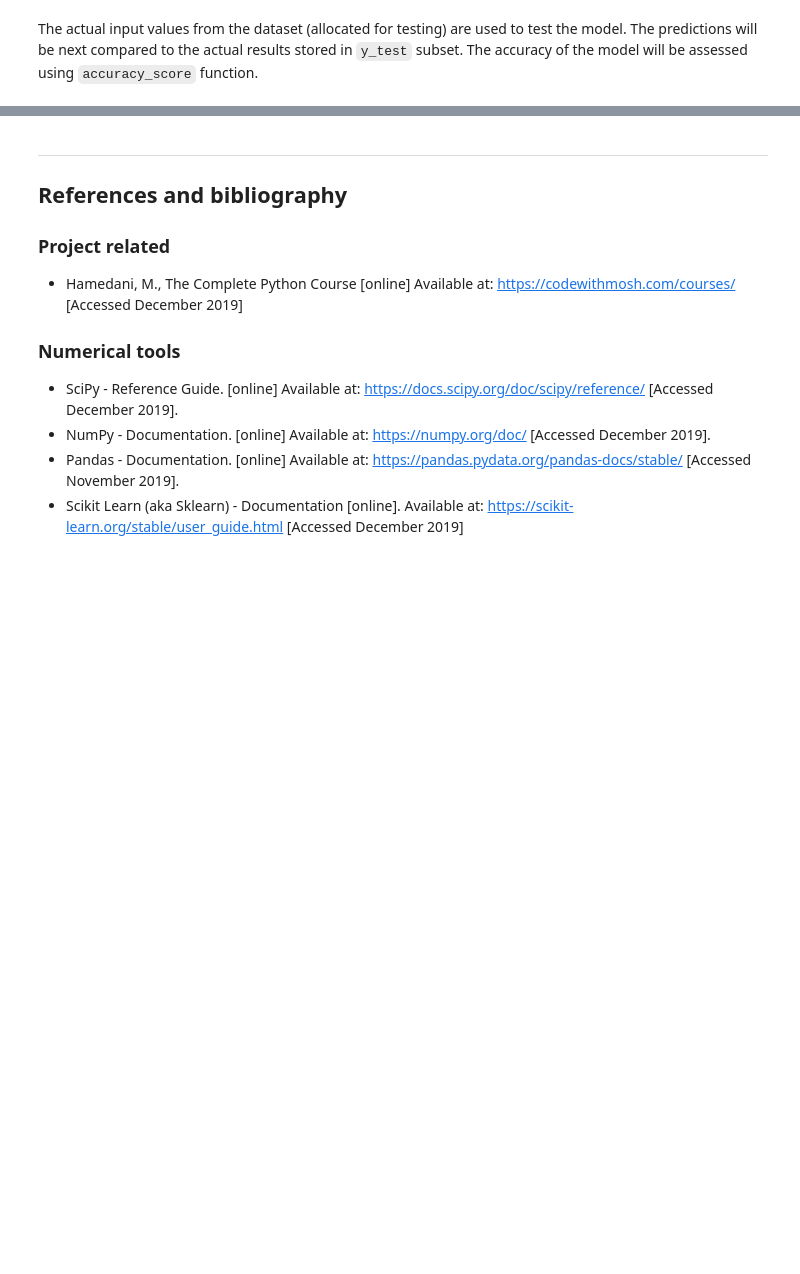
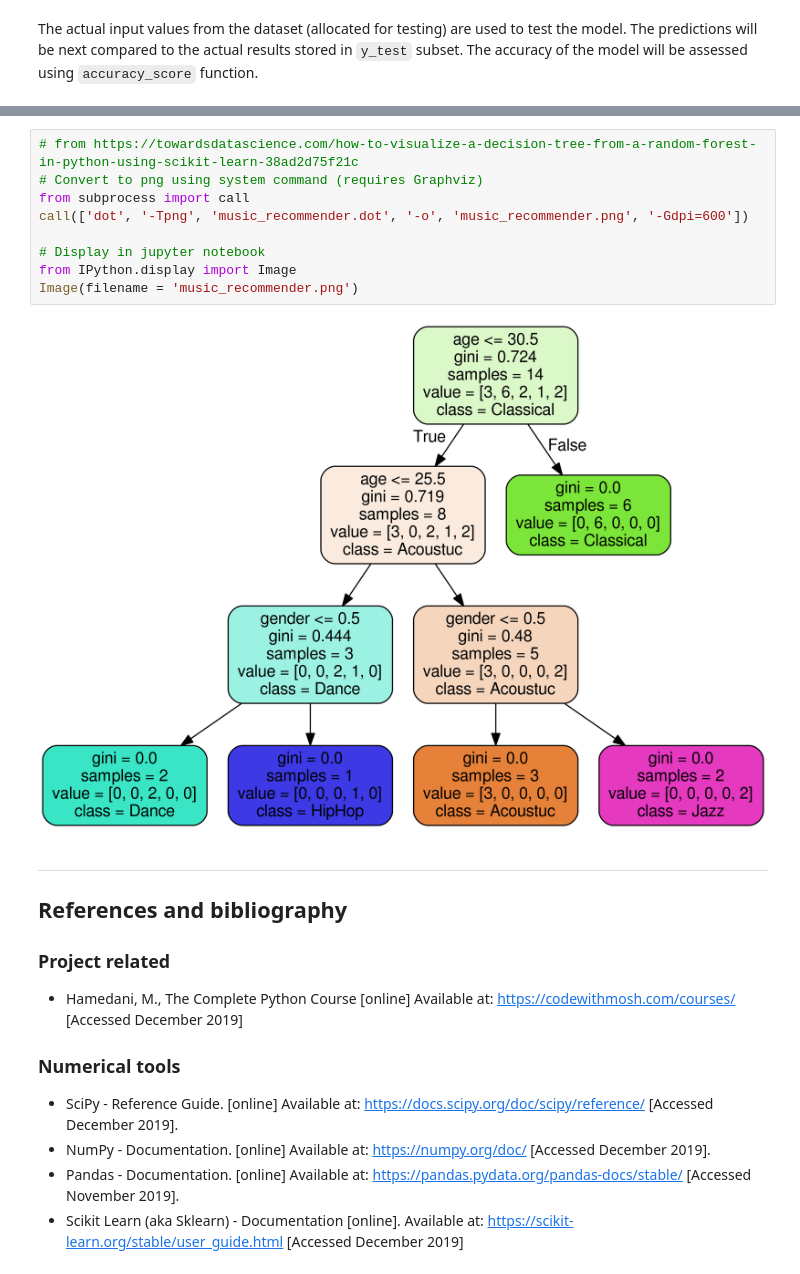
Before and after one commit to andkoc001/ML_projects, a Jupyter notebook: ML_intro_with Mosh.ipynb, the cells around one changed output, grey strips where cells are left out. Saved outputs shown, nothing was run; the diff lists cells and outputs as text; blank space fills up the shorter version.

```diff
--- a/ML_intro_with Mosh.ipynb
+++ b/ML_intro_with Mosh.ipynb
@@ -180,3 +196,14 @@ accuracy_score(y_test, predictions)
+# %%
+# from https://towardsdatascience.com/how-to-visualize-a-decision-tree-from-a-random-forest-in-python-using-scikit-learn-38ad2d75f21c
+# Convert to png using system command (requires Graphviz)
+from subprocess import call
+call(['dot', '-Tpng', 'music_recommender.dot', '-o', 'music_recommender.png', '-Gdpi=600'])
+
+# Display in jupyter notebook
+from IPython.display import Image
+Image(filename = 'music_recommender.png')
+# %% [output]
+[figure, added]
 # %% [markdown]
 ___
 ## References and bibliography
```
Also changed, not shown: parts of 16 cells of this notebook.
